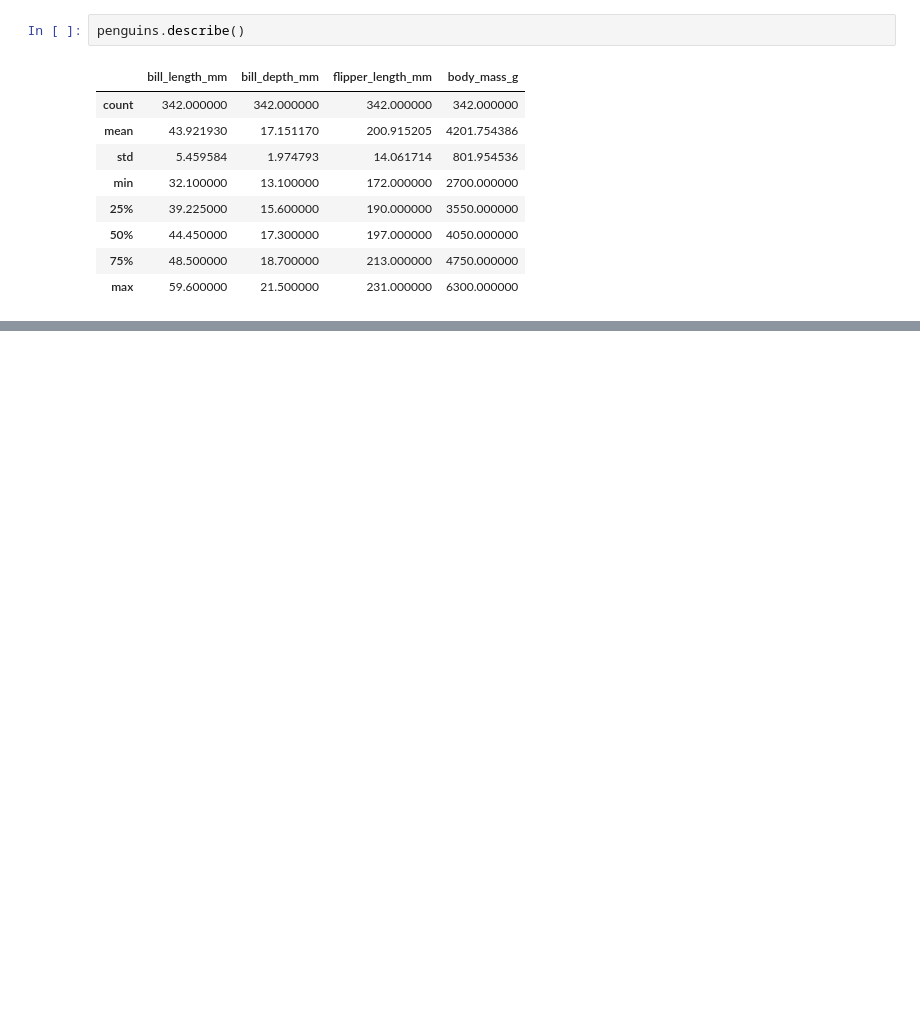
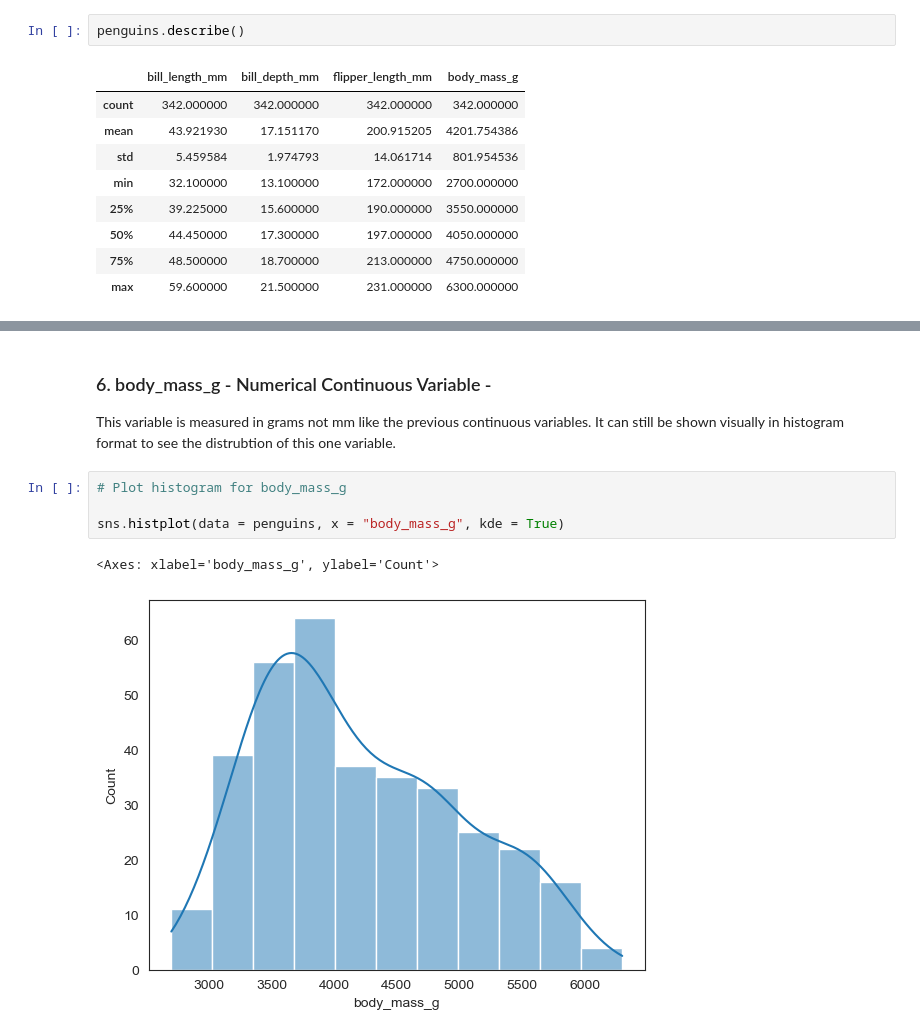
Before and after one commit to AudeAllen/Fundamentals-of-Data-Analysis---Tasks-and-Project, a Jupyter notebook: tasks.ipynb, the cells around one changed output, grey strips where cells are left out. Drawn from its saved outputs; the diff is of its cells as text; blank space fills up the shorter version.

Commit message:
Task 5 addition of body mass

```diff
--- a/tasks.ipynb
+++ b/tasks.ipynb
@@ -1149,0 +1184,11 @@ penguins.describe()
+# %% [markdown]
+### 6. body_mass_g - Numerical Continuous Variable -
+
+This variable is measured in grams not mm like the previous continuous variables.  It can still be shown visually in histogram format to see the distrubtion of this one variable.
+# %%
+# Plot histogram for body_mass_g
+
+sns.histplot(data = penguins, x = "body_mass_g", kde = True)
+# %% [output]
+<Axes: xlabel='body_mass_g', ylabel='Count'>
+[figure, added]
```
Also changed, not shown: parts of 9 cells of this notebook, 1 other file.
